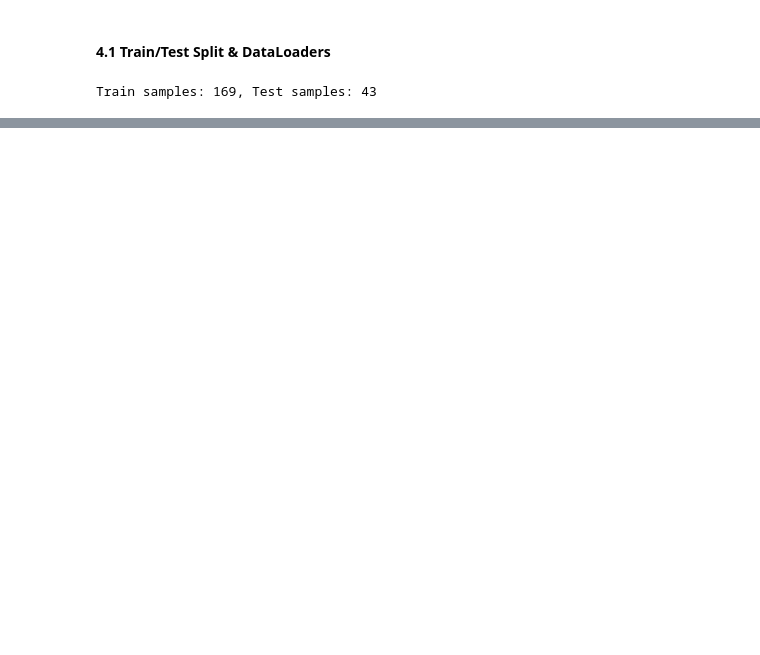
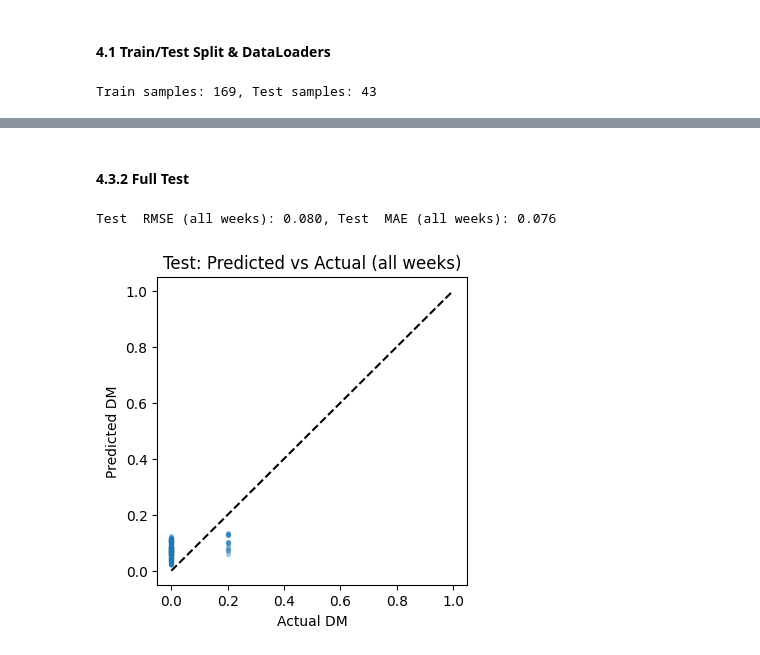
Before and after one commit to toribiodiego/ECE-471-A-Remote-Sensing, a Jupyter notebook: Final_Project/Final_Project.ipynb, the cells around one changed output, grey strips where cells are left out. Cells and saved outputs as stored; diff of their text form; code cells hidden in the pictures; blank space fills up the shorter version.

```diff
--- a/Final_Project/Final_Project.ipynb
+++ b/Final_Project/Final_Project.ipynb
@@ -442,25 +450,31 @@ Train samples: 169, Test samples: 43
 # %%
-import torch.nn as nn
 import torch.optim as optim
 
-# 1) Instantiate model, loss, optimizer
-model     = DroughtCastModel(input_size=train_X.shape[2], hidden_size=64, output_size=1)
-criterion = nn.MSELoss()
+# Instantiate
+model     = DroughtCastModel(
+    input_size=train_X.shape[2], hidden_size=64, output_size=1
+)
 optimizer = optim.Adam(model.parameters(), lr=1e-3)
 
-# 2) Train for 10 epochs
+# Compute event weight
+train_vals = train_Y.squeeze(-1).cpu().numpy().ravel()
+zero_count, nonz_count = (train_vals == 0).sum(), (train_vals > 0).sum()
+pos_weight = zero_count / nonz_count if nonz_count>0 else 1.0
+print(f"Weight for drought weeks: {pos_weight:.1f}×")
+
+# Training
 epochs = 10
 for epoch in range(1, epochs+1):
     model.train()
     total_loss = 0.0
     for xb, yb in train_loader:
         optimizer.zero_grad()
-        # forward pass: predict DEC_LEN weeks ahead
-        pred = model(xb, DEC_LEN).squeeze(-1)         # shape: (batch, DEC_LEN)
-        loss = criterion(pred, yb.squeeze(-1))       # compare to (batch, DEC_LEN)
+        pred = model(xb, DEC_LEN).squeeze(-1)            # (batch, DEC_LEN)
+        # weight mask: pos_weight for y>0, else 1
+        mask = torch.where(yb.squeeze(-1)>0, pos_weight, 1.0).to(pred.device)
+        loss = ((pred - yb.squeeze(-1))**2 * mask).mean()
         loss.backward()
         optimizer.step()
         total_loss += loss.item()
-    avg_loss = total_loss / len(train_loader)
-    print(f"Epoch {epoch}/{epochs} — Training MSE: {avg_loss:.4f}")
+    print(f"Epoch {epoch}/{epochs} — Weighted Train MSE: {total_loss/len(train_loader):.4f}")
 # %% [output]
@@ -513,0 +529,23 @@ plt.show()
+# %% [markdown]
+#### 4.3.2 Full Test
+# %%
+with torch.no_grad():
+    xb_te, yb_te = next(iter(test_loader))
+    pr_te = model(xb_te, DEC_LEN).squeeze(-1).cpu().numpy().ravel()
+    te_th = yb_te.squeeze(-1).cpu().numpy().ravel()
+
+pr_te = np.clip(pr_te, 0, 1)
+rmse_te = np.sqrt(mean_squared_error(te_th, pr_te))
+mae_te  = mean_absolute_error(te_th, pr_te)
+print(f"Test  RMSE (all weeks): {rmse_te:.3f}, Test  MAE (all weeks): {mae_te:.3f}")
+
+plt.figure(figsize=(4,4))
+plt.scatter(te_th, pr_te, alpha=0.3, s=8)
+plt.plot([0,1],[0,1],'k--')
+plt.title("Test: Predicted vs Actual (all weeks)")
+plt.xlabel("Actual DM")
+plt.ylabel("Predicted DM")
+plt.show()
+# %% [output]
+Test  RMSE (all weeks): 0.080, Test  MAE (all weeks): 0.076
+[figure, added]
```
Also changed, not shown: parts of 27 cells of this notebook.
